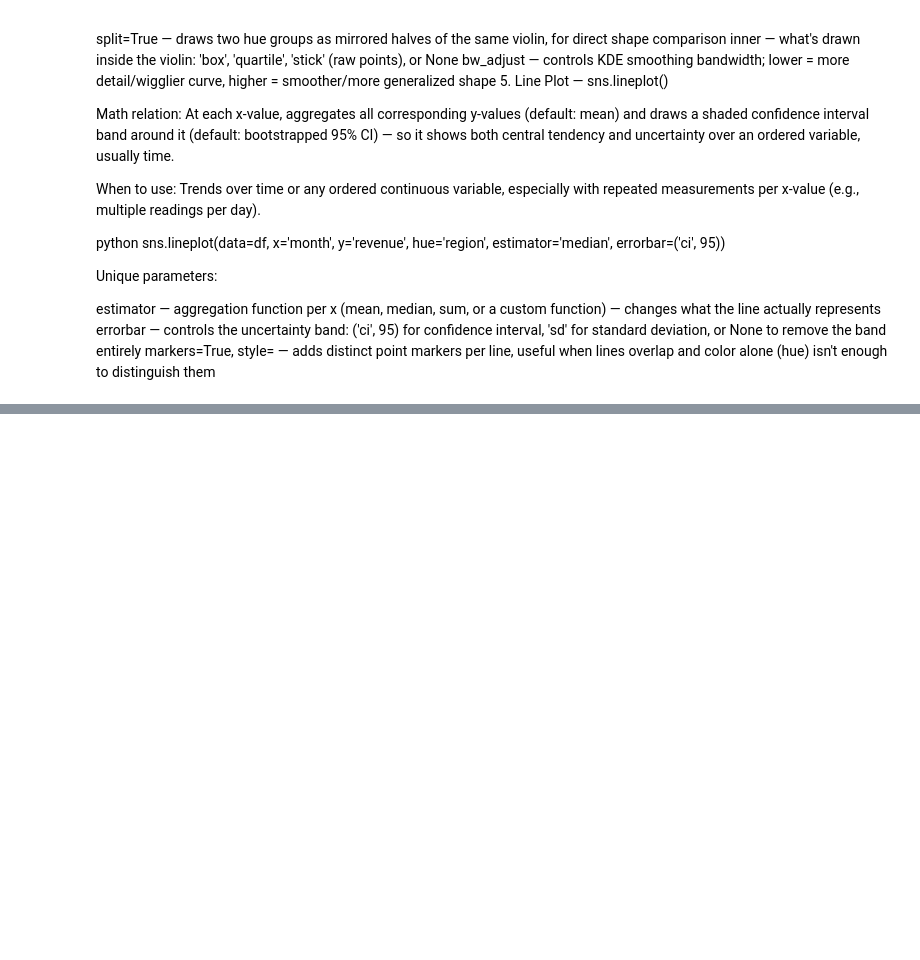
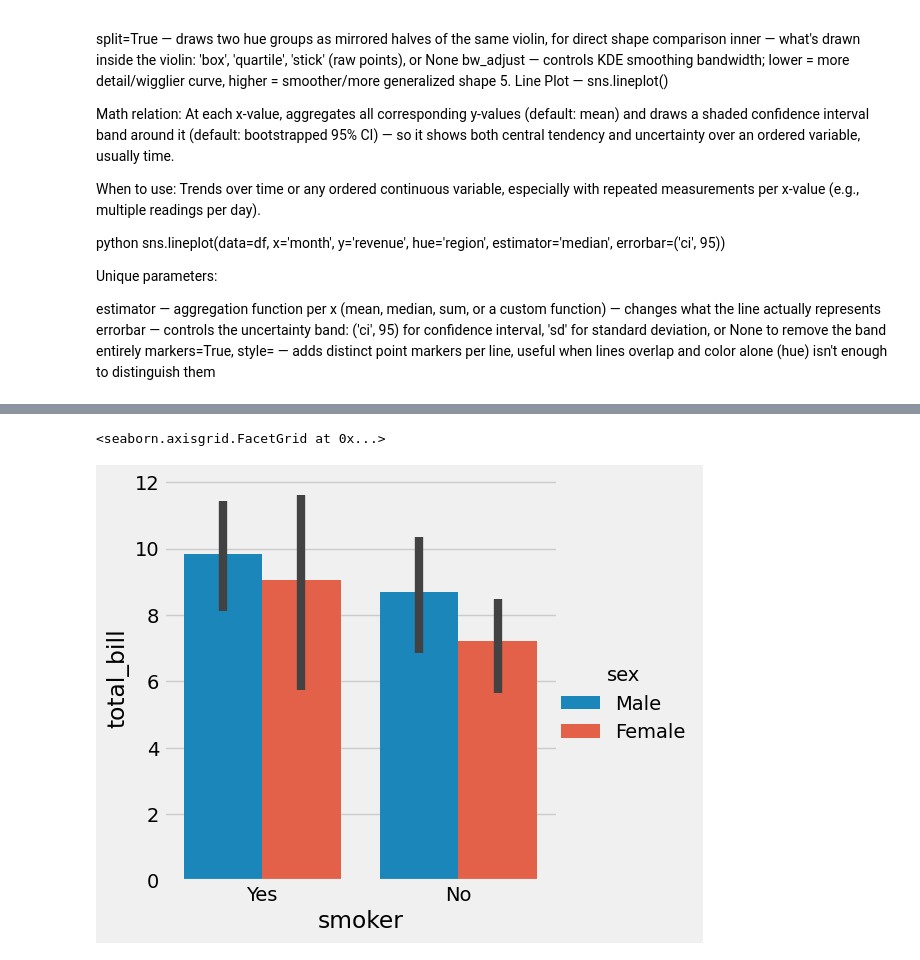
Before and after one commit to Hitesh-Ojha/learning, a Jupyter notebook: data science/seaborn.ipynb, the cells around one changed output, grey strips where cells are left out. Saved outputs shown, nothing was run; the diff lists cells and outputs as text; code cells hidden in the pictures; blank space fills up the shorter version.

```diff
--- a/data science/seaborn.ipynb
+++ b/data science/seaborn.ipynb
@@ -201,0 +212,5 @@ sns.catplot(x = 'smoker' , y = 'tip' , kind = 'bar' , data = data)
+# %%
+sns.catplot(x = 'smoker' , y = 'total_bill', kind = 'bar', estimator = np.std , hue ='sex' , data = data)
+# %% [output]
+<seaborn.axisgrid.FacetGrid at 0x...>
+[figure, added]
```
Also changed, not shown: parts of 28 cells of this notebook.
